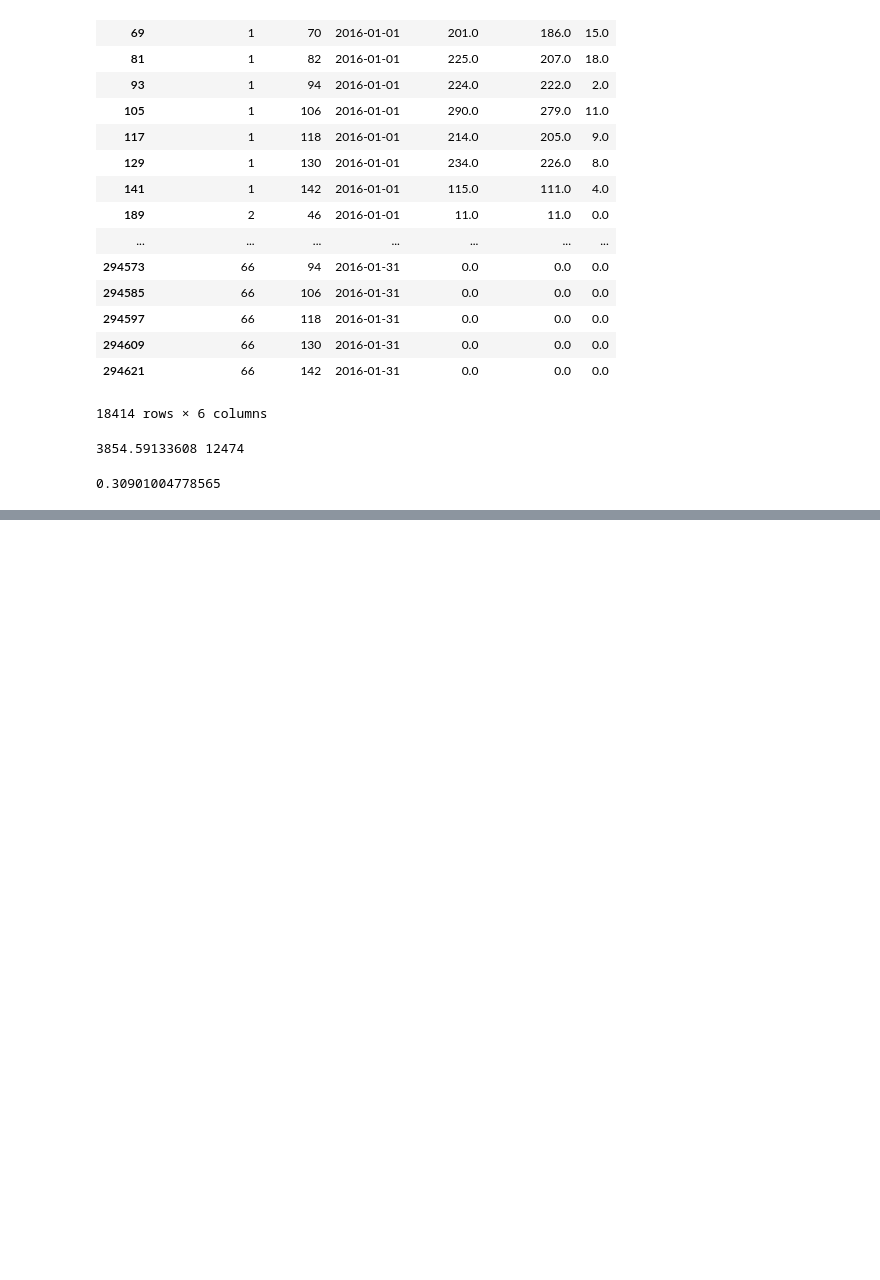
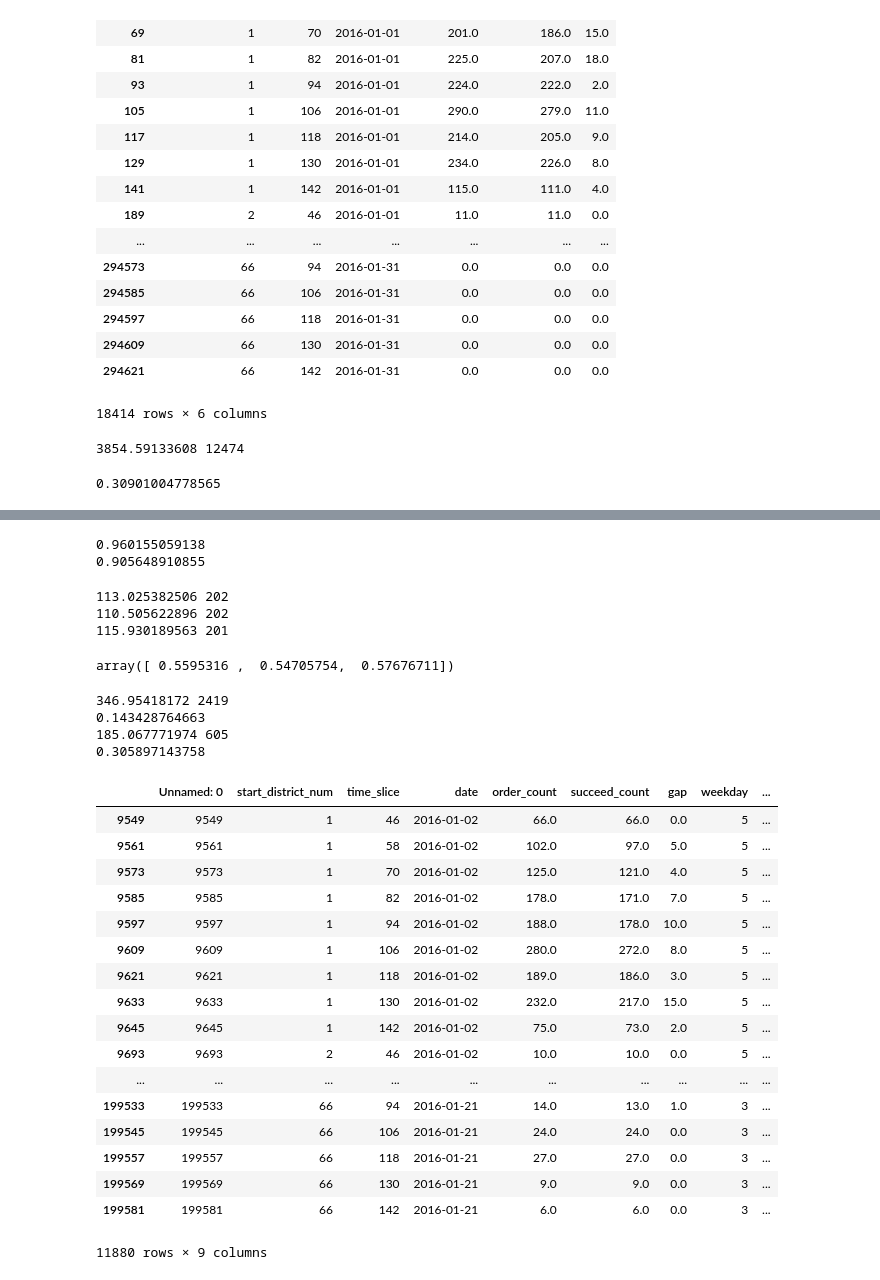
Before and after one commit to mofhu/didi-transition, a Jupyter notebook: features.ipynb, the cells around one changed output, grey strips where cells are left out. Cells and saved outputs as stored; diff of their text form; code cells hidden in the pictures; blank space fills up the shorter version.

```diff
--- a/features.ipynb
+++ b/features.ipynb
@@ -111,0 +227,77 @@ MAPE_scorer(y_train, [1 for i in range(0, len(y_train))])
+# %%
+from sklearn.ensemble import RandomForestRegressor
+from sklearn import cross_validation
+
+X_train, X_test, y_train, y_test = cross_validation.train_test_split(
+    X, y, test_size=0.2, random_state=0)
+
+clf = RandomForestRegressor(n_estimators=5)
+clf = clf.fit(X_train, y_train)
+
+print(clf.score(X_train, y_train))
+print(clf.score(X_test, y_test))
+# %% [output]
+0.960155059138
+0.905648910855
+# %%
+from sklearn.cross_validation import cross_val_score
+
+from sklearn.metrics.scorer import make_scorer
+import math
+
+def MAPE_scorer(y, y_pred):
+    error = 0
+    num = len(y)
+    for i in range(0, num):
+        if y[i] > 0:
+            error += math.fabs(y_pred[i] - y[i]) / y[i]
+    print(error, num)
+    if num > 0:
+        return error / num
+    else:
+        return 0
+
+my_scorer = make_scorer(MAPE_scorer)
+
+cross_val_score(clf, X=X_test, y=y_test, scoring=my_scorer, cv=None, n_jobs=1, verbose=0, fit_params=None,
+                pre_dispatch='2*n_jobs')
+# %% [output]
+113.025382506 202
+110.505622896 202
+115.930189563 201
+array([ 0.5595316 ,  0.54705754,  0.57676711])
+# %%
+#print(clf.predict(X_test))
+#print(y_test)
+print(MAPE_scorer(y_train, clf.predict(X_train)))
+print(MAPE_scorer(y_test, clf.predict(X_test)))
+# %% [output]
+346.95418172 2419
+0.143428764663
+185.067771974 605
+0.305897143758
+# %%
+df_NB = df1[df1['time_slice'].isin([46,58,70,82,94,106,118,130,142])][df.date < '2016-01-22']\
+    [df.date > '2016-01-01']
+# exclude 0101 and then NB
+# %%
+df_NB
+# %% [output]
+|  | Unnamed: 0 | start_district_num | time_slice | date | order_count | succeed_count | gap | weekday | ... |
+| 9549 | 9549 | 1 | 46 | 2016-01-02 | 66.0 | 66.0 | 0.0 | 5 | ... |
+| 9561 | 9561 | 1 | 58 | 2016-01-02 | 102.0 | 97.0 | 5.0 | 5 | ... |
+| 9573 | 9573 | 1 | 70 | 2016-01-02 | 125.0 | 121.0 | 4.0 | 5 | ... |
+| 9585 | 9585 | 1 | 82 | 2016-01-02 | 178.0 | 171.0 | 7.0 | 5 | ... |
+| 9597 | 9597 | 1 | 94 | 2016-01-02 | 188.0 | 178.0 | 10.0 | 5 | ... |
+| 9609 | 9609 | 1 | 106 | 2016-01-02 | 280.0 | 272.0 | 8.0 | 5 | ... |
+| 9621 | 9621 | 1 | 118 | 2016-01-02 | 189.0 | 186.0 | 3.0 | 5 | ... |
+| 9633 | 9633 | 1 | 130 | 2016-01-02 | 232.0 | 217.0 | 15.0 | 5 | ... |
+| 9645 | 9645 | 1 | 142 | 2016-01-02 | 75.0 | 73.0 | 2.0 | 5 | ... |
+| 9693 | 9693 | 2 | 46 | 2016-01-02 | 10.0 | 10.0 | 0.0 | 5 | ... |
+| ... | ... | ... | ... | ... | ... | ... | ... | ... | ... |
+| 199533 | 199533 | 66 | 94 | 2016-01-21 | 14.0 | 13.0 | 1.0 | 3 | ... |
+| 199545 | 199545 | 66 | 106 | 2016-01-21 | 24.0 | 24.0 | 0.0 | 3 | ... |
+| 199557 | 199557 | 66 | 118 | 2016-01-21 | 27.0 | 27.0 | 0.0 | 3 | ... |
+| 199569 | 199569 | 66 | 130 | 2016-01-21 | 9.0 | 9.0 | 0.0 | 3 | ... |
+| 199581 | 199581 | 66 | 142 | 2016-01-21 | 6.0 | 6.0 | 0.0 | 3 | ... |
+11880 rows × 9 columns
```
Also changed, not shown: parts of 16 cells of this notebook, 2 other files.
